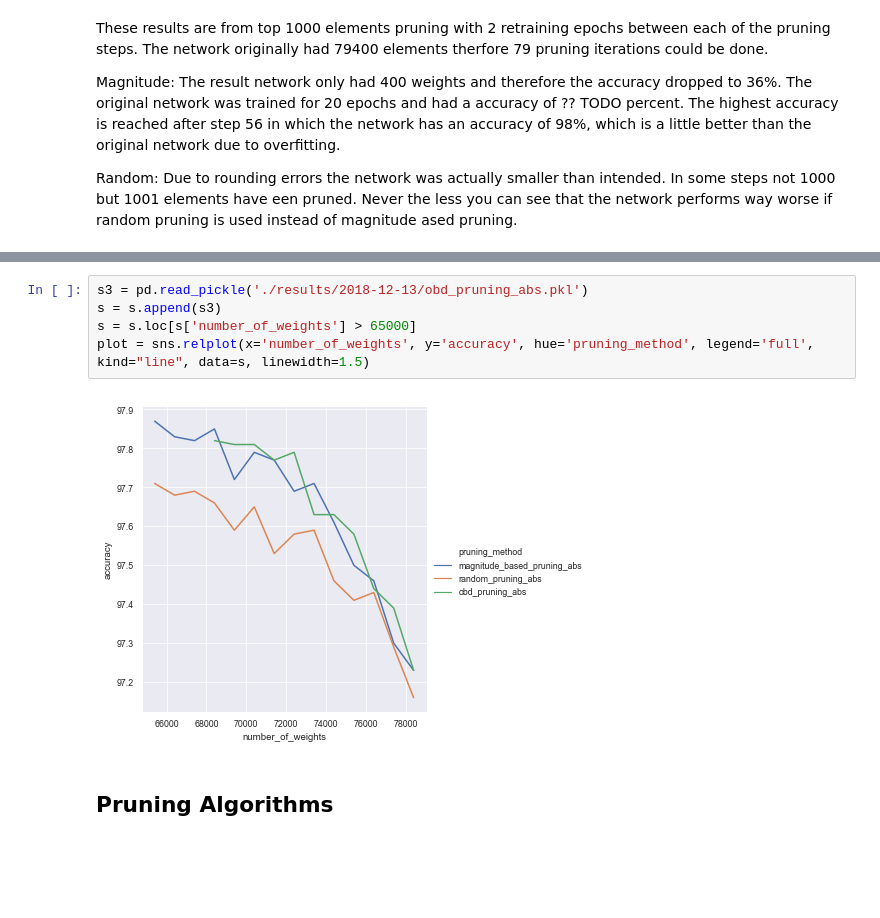
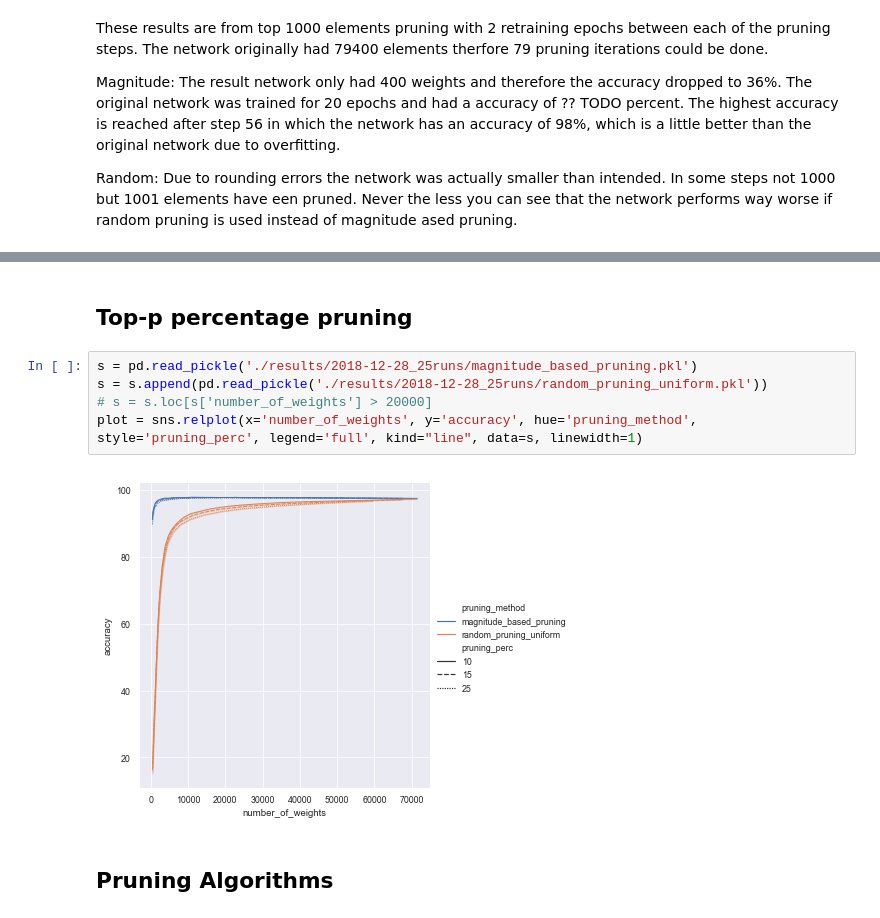
Before and after one commit to pauleon2/pruning-nn, a Jupyter notebook: results.ipynb, the cells around one changed output, grey strips where cells are left out. Cells and saved outputs as stored; diff of their text form; blank space fills up the shorter version.

Commit message:
show results from 25 runs test

```diff
--- a/results.ipynb
+++ b/results.ipynb
@@ -221,10 +245,12 @@ Due to rounding errors the network was actually smaller than intended. In some s
+# %% [markdown]
+## Top-p percentage pruning
 # %%
-s3 = pd.read_pickle('./results/2018-12-13/obd_pruning_abs.pkl')
-s = s.append(s3)
-s = s.loc[s['number_of_weights'] > 65000]
-plot = sns.relplot(x='number_of_weights', y='accuracy', hue='pruning_method', legend='full', kind="line", data=s, linewidth=1.5)
+s = pd.read_pickle('./results/2018-12-28_25runs/magnitude_based_pruning.pkl')
+s = s.append(pd.read_pickle('./results/2018-12-28_25runs/random_pruning_uniform.pkl'))
+# s = s.loc[s['number_of_weights'] > 20000]
+plot = sns.relplot(x='number_of_weights', y='accuracy', hue='pruning_method', style='pruning_perc', legend='full', kind="line", data=s, linewidth=1)
 # %% [output]
-[figure, old version]
+[figure, new version]
 # %% [markdown]
 ## Pruning Algorithms
 # %% [markdown]
```
Also changed, not shown: parts of 6 cells of this notebook, 17 other files.
